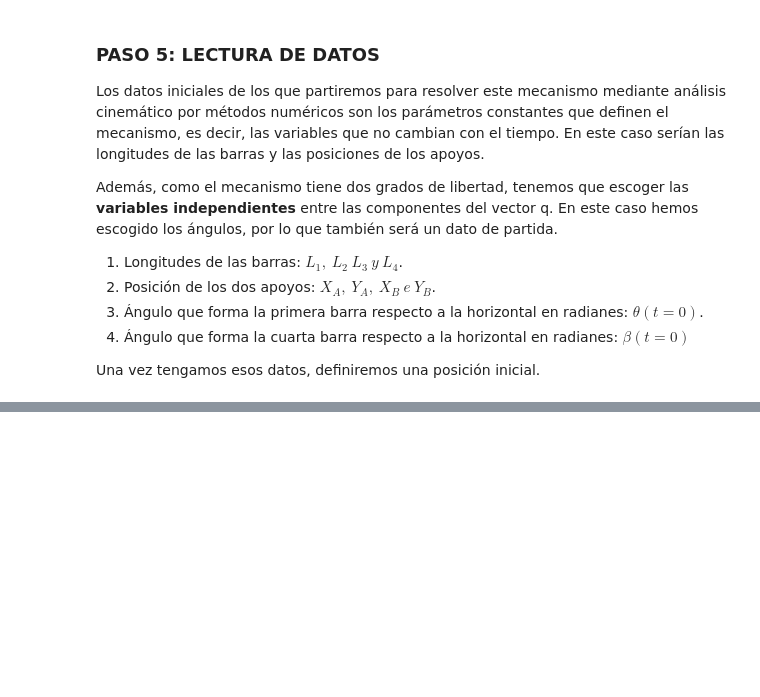
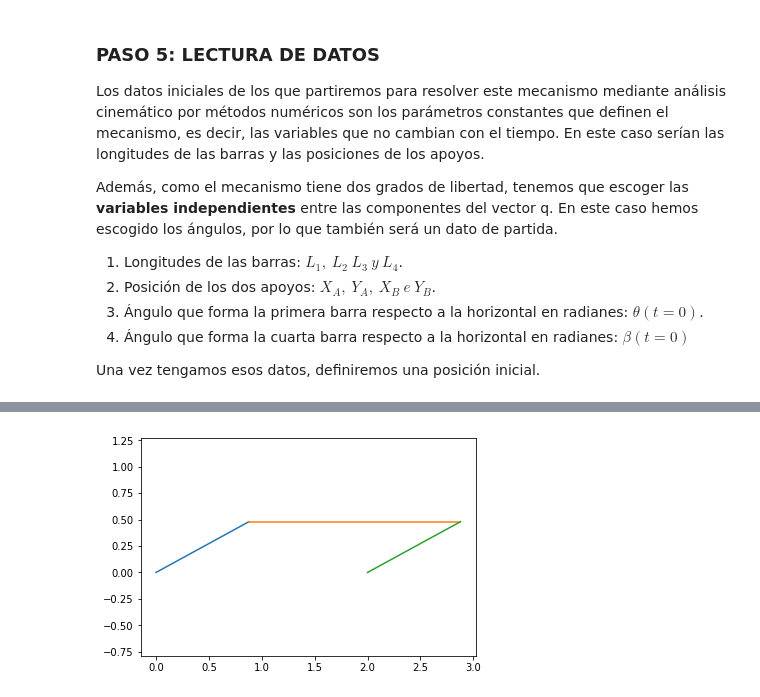
Before and after one commit to ingmec-ual/jupyter-teoria-mecanismos, a Jupyter notebook: notebooks/Problema_Posicion_BMI.ipynb, the cells around one changed output, grey strips where cells are left out. Drawn from its saved outputs; the diff is of its cells as text; code cells hidden in the pictures; blank space fills up the shorter version.

```diff
--- a/notebooks/Problema_Posicion_BMI.ipynb
+++ b/notebooks/Problema_Posicion_BMI.ipynb
@@ -100,0 +450,32 @@ print('q: ' + str(q))
+# %%
+# PASO 9
+
+def dibuja_mecanismo(q, meca):
+
+
+    # Extraer los puntos moviles del mecanismo
+    X1 = q[0]
+    Y1 = q[1]
+    X2 = q[2]
+    Y2 = q[3]
+    X3 = q[4]
+    Y3 = q[5]
+    theta = q[6]
+    beta = q[7]
+
+
+    plt.axis('equal')
+
+
+    plt.plot ([meca["XA"], X1], [meca["YA"], Y1])    #[pos inicial (x1,x2), pos final (y1,y2)]
+    plt.plot ([X1, X2], [Y1, Y2])
+    plt.plot ([X3, meca["XB"]], [Y3, meca ["YB"]])
+
+
+
+    plt.show()#block=False)
+    return
+
+dibuja_mecanismo(q,meca)
+# %% [output]
+[figure, added]
```
Also changed, not shown: parts of 10 cells of this notebook, 4 other files.
